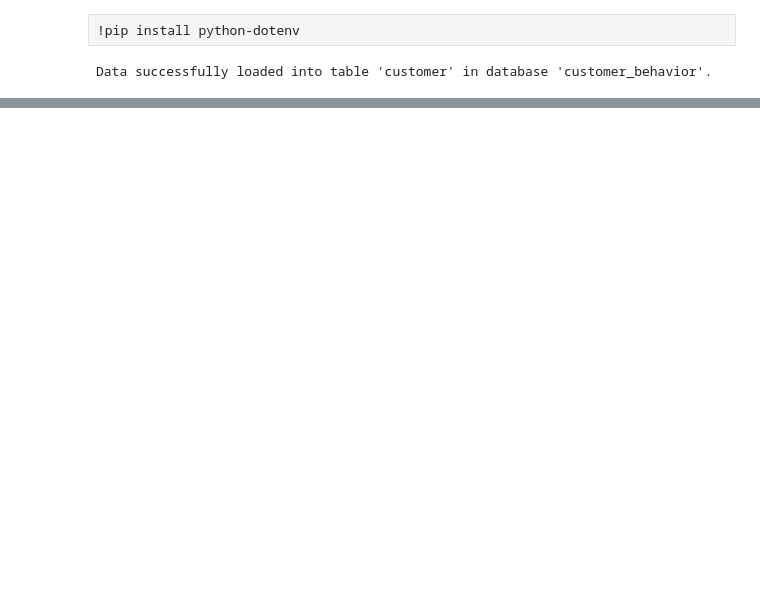
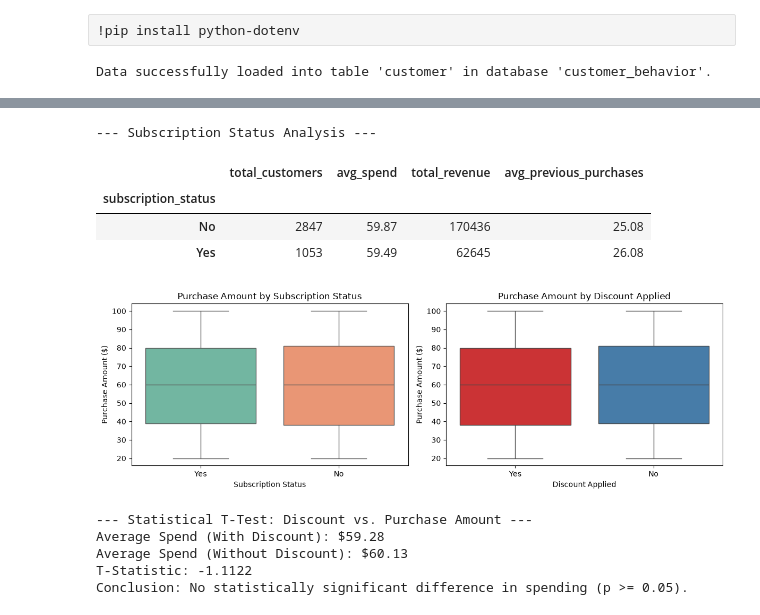
Before and after one commit to Sanika07520/Customer-Shopping-Behavior-Analysis, a Jupyter notebook: Customer_Shopping_Behavior_Analysis.ipynb, the cells around one changed output, grey strips where cells are left out. Saved outputs shown, nothing was run; the diff lists cells and outputs as text; code cells hidden in the pictures; blank space fills up the shorter version.

```diff
--- a/Customer_Shopping_Behavior_Analysis.ipynb
+++ b/Customer_Shopping_Behavior_Analysis.ipynb
@@ -236,0 +319,68 @@ Data successfully loaded into table 'customer' in database 'customer_behavior'.
+# %%
+# --- 2 & 3. Customer Purchase Behavior & Spending Analysis ---
+import seaborn as sns
+import matplotlib.pyplot as plt
+import numpy as np
+
+# Analyze spending by Subscription Status
+sub_analysis = advanced_df.groupby('subscription_status').agg(
+    total_customers=('customer_id', 'count'),
+    avg_spend=('purchase_amount', 'mean'),
+    total_revenue=('purchase_amount', 'sum'),
+    avg_previous_purchases=('previous_purchases', 'mean')
+).round(2)
+
+print("--- Subscription Status Analysis ---")
+display(sub_analysis)
+
+# Visualizations: Spending by Subscription and Discount
+fig, axes = plt.subplots(1, 2, figsize=(12, 4))
+
+sns.boxplot(data=advanced_df, x='subscription_status', y='purchase_amount', ax=axes[0], hue='subscription_status', palette='Set2', legend=False)
+axes[0].set_title('Purchase Amount by Subscription Status')
+axes[0].set_xlabel('Subscription Status')
+axes[0].set_ylabel('Purchase Amount ($)')
+
+sns.boxplot(data=advanced_df, x='discount_applied', y='purchase_amount', ax=axes[1], hue='discount_applied', palette='Set1', legend=False)
+axes[1].set_title('Purchase Amount by Discount Applied')
+axes[1].set_xlabel('Discount Applied')
+axes[1].set_ylabel('Purchase Amount ($)')
+
+plt.tight_layout()
+plt.show()
+
+
+# --- 4. Statistical Analysis (Manual T-Test using NumPy) ---
+yes_disc = advanced_df[advanced_df['discount_applied'] == 'Yes']['purchase_amount']
+no_disc = advanced_df[advanced_df['discount_applied'] == 'No']['purchase_amount']
+
+# Calculate means, variances, and sample sizes
+mean1, mean2 = yes_disc.mean(), no_disc.mean()
+var1, var2 = yes_disc.var(ddof=1), no_disc.var(ddof=1)
+n1, n2 = len(yes_disc), len(no_disc)
+
+# Compute T-Statistic
+t_stat = (mean1 - mean2) / np.sqrt((var1 / n1) + (var2 / n2))
+
+print("\n--- Statistical T-Test: Discount vs. Purchase Amount ---")
+print(f"Average Spend (With Discount): ${mean1:.2f}")
+print(f"Average Spend (Without Discount): ${mean2:.2f}")
+print(f"T-Statistic: {t_stat:.4f}")
+
+# Check significance (For large samples > 1000, |t_stat| > 1.96 means p < 0.05)
+if abs(t_stat) > 1.96:
+    print("Conclusion: Statistically significant difference in spending (p < 0.05).")
+else:
+    print("Conclusion: No statistically significant difference in spending (p >= 0.05).")
+# %% [output]
+--- Subscription Status Analysis ---
+|  | total_customers | avg_spend | total_revenue | avg_previous_purchases |
+| subscription_status |  |  |  |  |
+| No | 2847 | 59.87 | 170436 | 25.08 |
+| Yes | 1053 | 59.49 | 62645 | 26.08 |
+[figure, added]
+--- Statistical T-Test: Discount vs. Purchase Amount ---
+Average Spend (With Discount): $59.28
+Average Spend (Without Discount): $60.13
+T-Statistic: -1.1122
+Conclusion: No statistically significant difference in spending (p >= 0.05).
```
Also changed, not shown: parts of 5 cells of this notebook, 2 other files.
